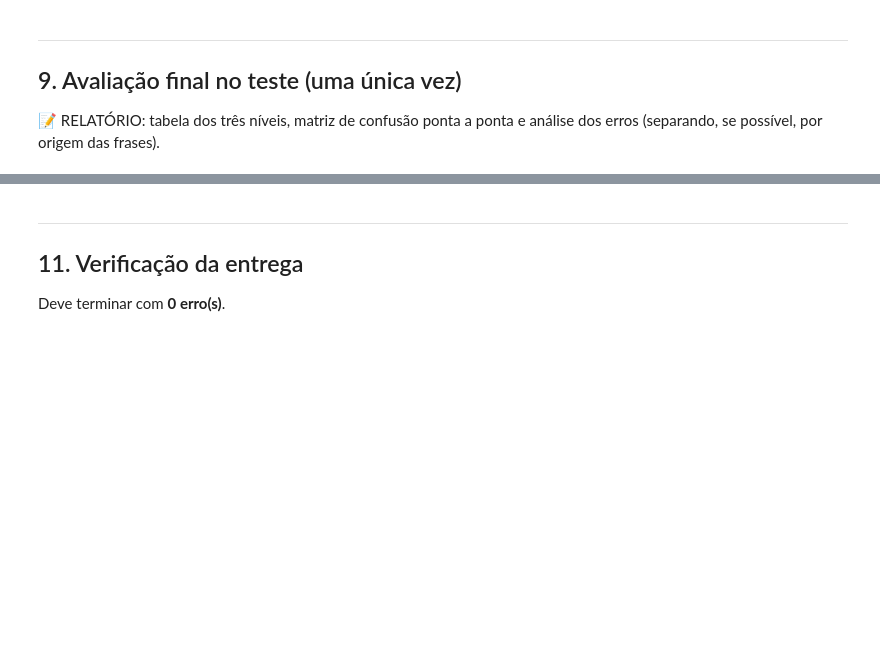
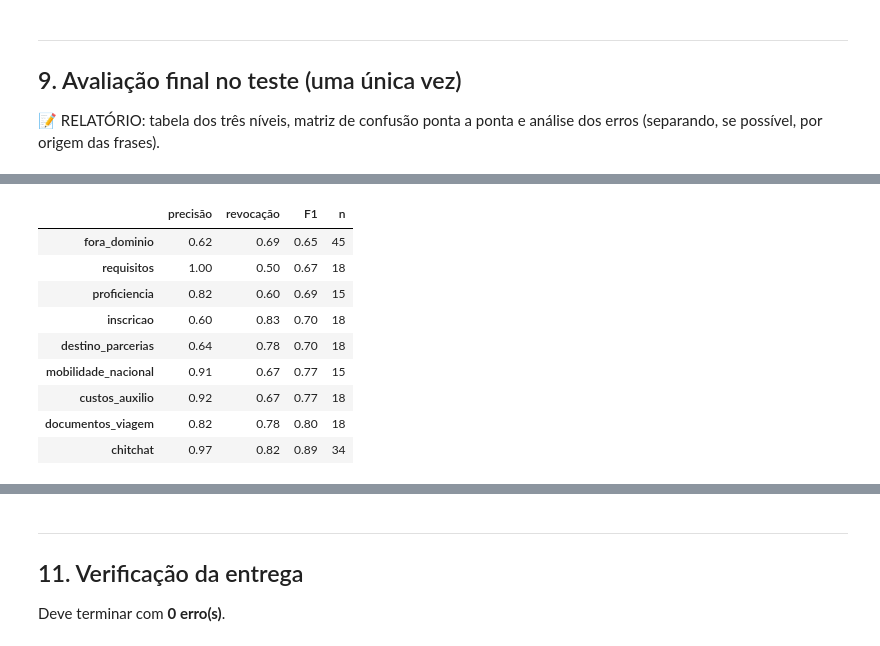
Before and after one commit to peedrocs/IA-2026-02-TP-Chatbot-RUMO, a Jupyter notebook: notebooks/01_trabalho_grupo.ipynb, the cells around one changed output, grey strips where cells are left out. Cells and saved outputs as stored; diff of their text form; code cells hidden in the pictures; blank space fills up the shorter version.

```diff
--- a/notebooks/01_trabalho_grupo.ipynb
+++ b/notebooks/01_trabalho_grupo.ipynb
@@ -867,0 +949,17 @@ previsoes.loc[~previsoes["acertou"], ["texto", "real", "rota", "confianca_escopo
+# %%
+por_classe = pd.DataFrame(pa["por_classe"]).T.loc[pa["rotulos"], ["precision", "recall", "f1-score", "support"]]
+por_classe.columns = ["precisão", "revocação", "F1", "n"]
+display(por_classe.sort_values("F1").style
+        .format({"precisão": "{:.2f}", "revocação": "{:.2f}", "F1": "{:.2f}", "n": "{:.0f}"})
+        .background_gradient(subset=["F1"], cmap="RdYlGn", vmin=0.5, vmax=1))
+# %% [output]
+|  | precisão | revocação | F1 | n |
+| fora_dominio | 0.62 | 0.69 | 0.65 | 45 |
+| requisitos | 1.00 | 0.50 | 0.67 | 18 |
+| proficiencia | 0.82 | 0.60 | 0.69 | 15 |
+| inscricao | 0.60 | 0.83 | 0.70 | 18 |
+| destino_parcerias | 0.64 | 0.78 | 0.70 | 18 |
+| mobilidade_nacional | 0.91 | 0.67 | 0.77 | 15 |
+| custos_auxilio | 0.92 | 0.67 | 0.77 | 18 |
+| documentos_viagem | 0.82 | 0.78 | 0.80 | 18 |
+| chitchat | 0.97 | 0.82 | 0.89 | 34 |
```
Also changed, not shown: parts of 10 cells of this notebook, 1 other file.
